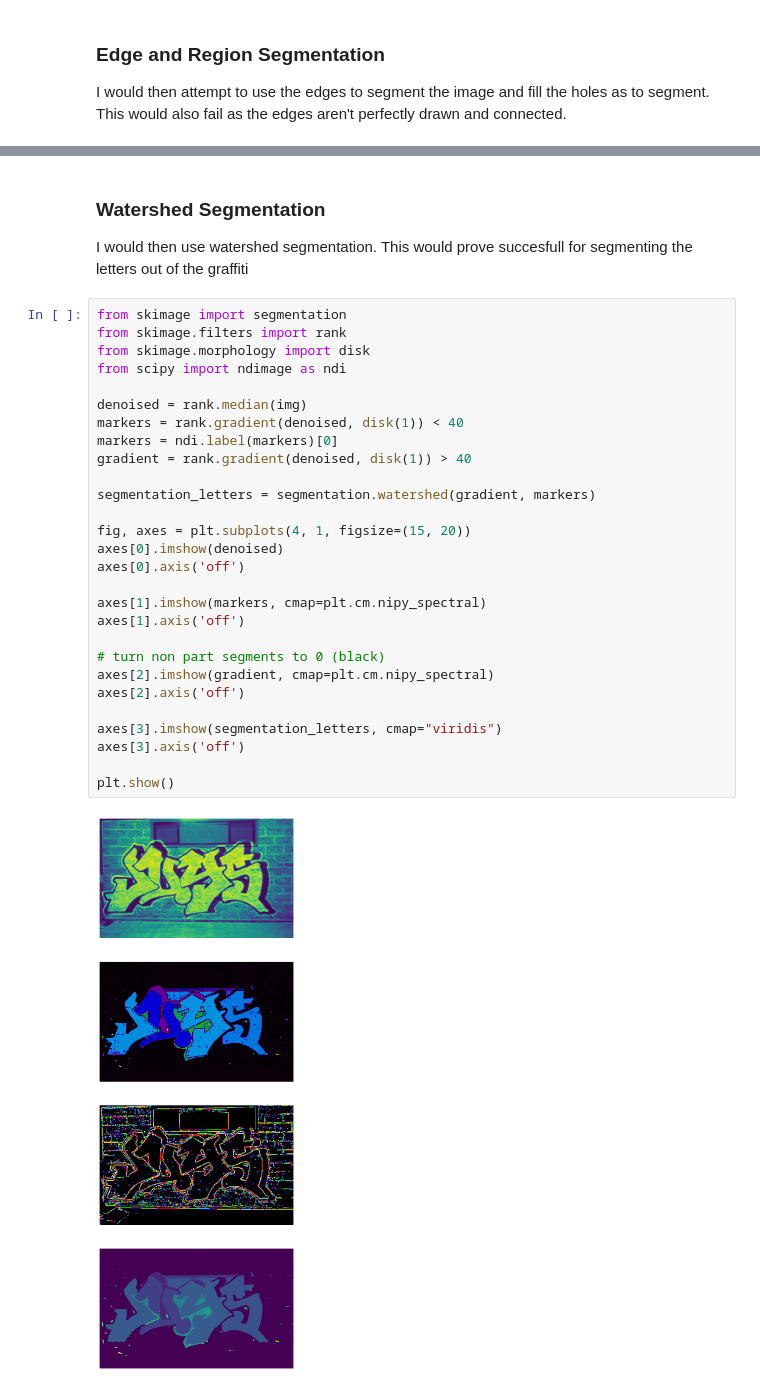
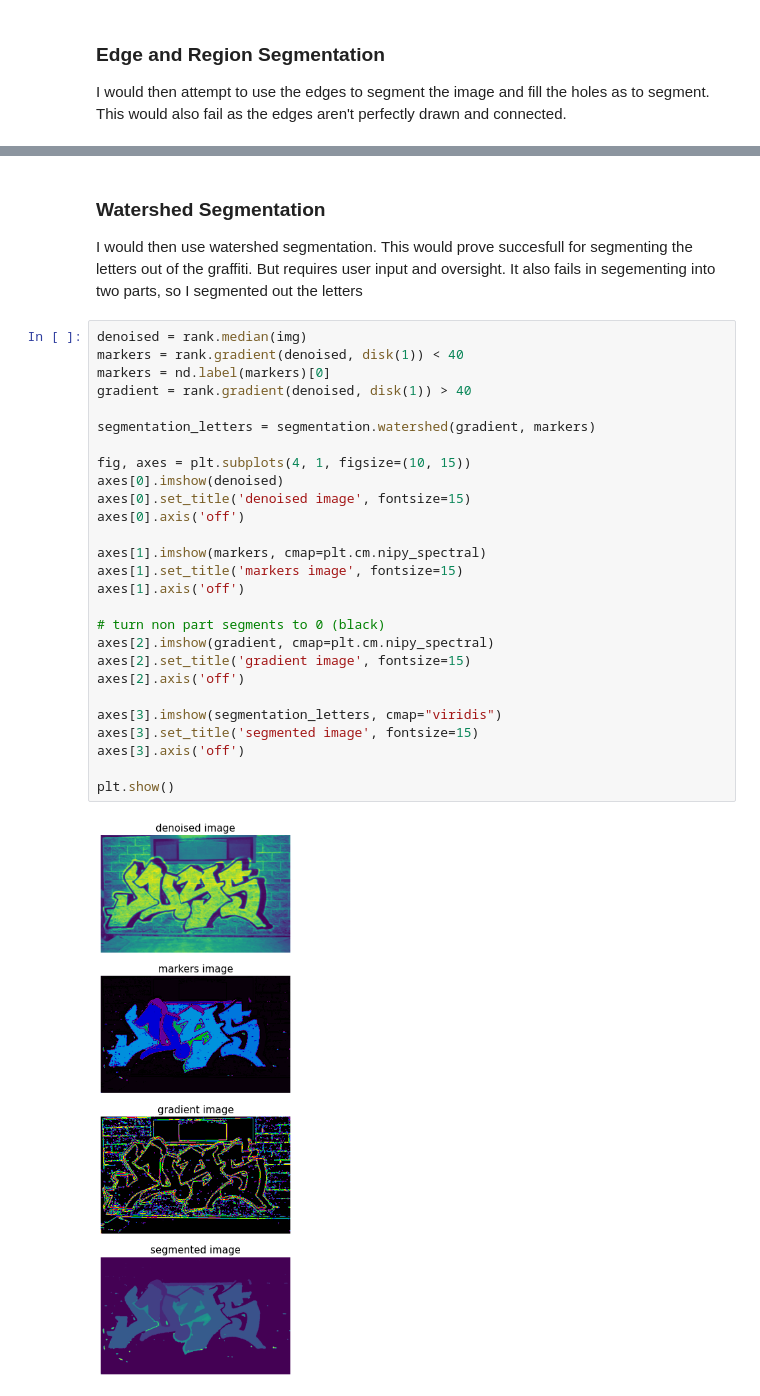
Before and after one commit to Adriatogi/131_final, a Jupyter notebook: initial_exploration.ipynb, the cells around one changed output, grey strips where cells are left out. Saved outputs shown, nothing was run; the diff lists cells and outputs as text.

```diff
--- a/initial_exploration.ipynb
+++ b/initial_exploration.ipynb
@@ -123,35 +156,34 @@ Text(0.5, 1.0, 'Region Filling')
 # %% [markdown]
 ### Watershed Segmentation
 
-I would then use watershed segmentation. This would prove succesfull for segmenting the letters out of the graffiti
+I would then use watershed segmentation. This would prove succesfull for segmenting the letters out of the graffiti. But requires user input and oversight. It also fails in segementing into two parts, so I segmented out the letters
 # %%
-from skimage import segmentation
-from skimage.filters import rank
-from skimage.morphology import disk
-from scipy import ndimage as ndi
-
 denoised = rank.median(img)
 markers = rank.gradient(denoised, disk(1)) < 40
-markers = ndi.label(markers)[0]
+markers = nd.label(markers)[0]
 gradient = rank.gradient(denoised, disk(1)) > 40
 
 segmentation_letters = segmentation.watershed(gradient, markers)
 
-fig, axes = plt.subplots(4, 1, figsize=(15, 20))
+fig, axes = plt.subplots(4, 1, figsize=(10, 15))
 axes[0].imshow(denoised)
+axes[0].set_title('denoised image', fontsize=15)
 axes[0].axis('off')
 
 axes[1].imshow(markers, cmap=plt.cm.nipy_spectral)
+axes[1].set_title('markers image', fontsize=15)
 axes[1].axis('off')
 
 # turn non part segments to 0 (black)
 axes[2].imshow(gradient, cmap=plt.cm.nipy_spectral)
+axes[2].set_title('gradient image', fontsize=15)
 axes[2].axis('off')
 
 axes[3].imshow(segmentation_letters, cmap="viridis")
+axes[3].set_title('segmented image', fontsize=15)
 axes[3].axis('off')
 
 plt.show()
 # %% [output]
-[figure, old version]
+[figure, new version]
 # %%
```
Also changed, not shown: parts of 16 cells of this notebook, 5 other files.
